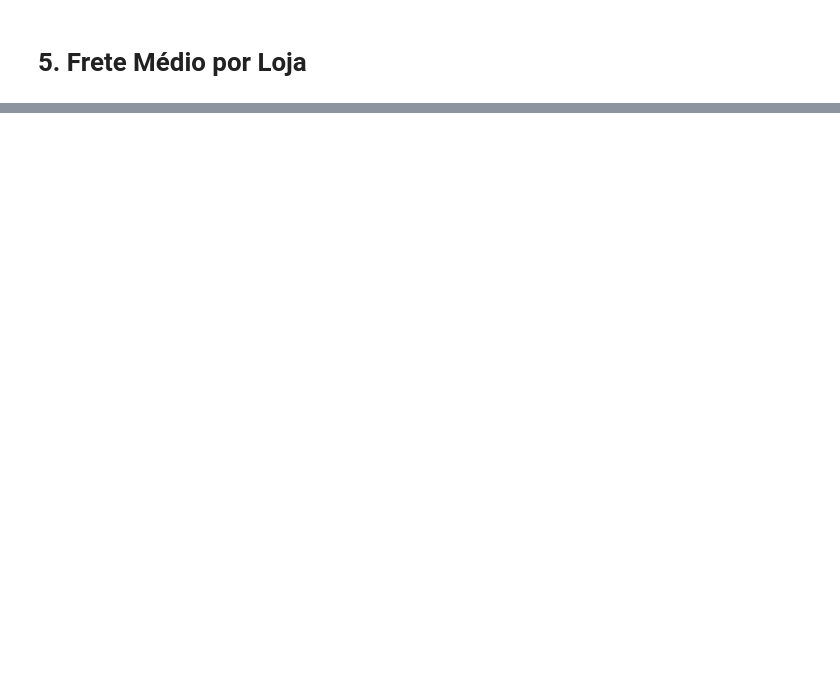
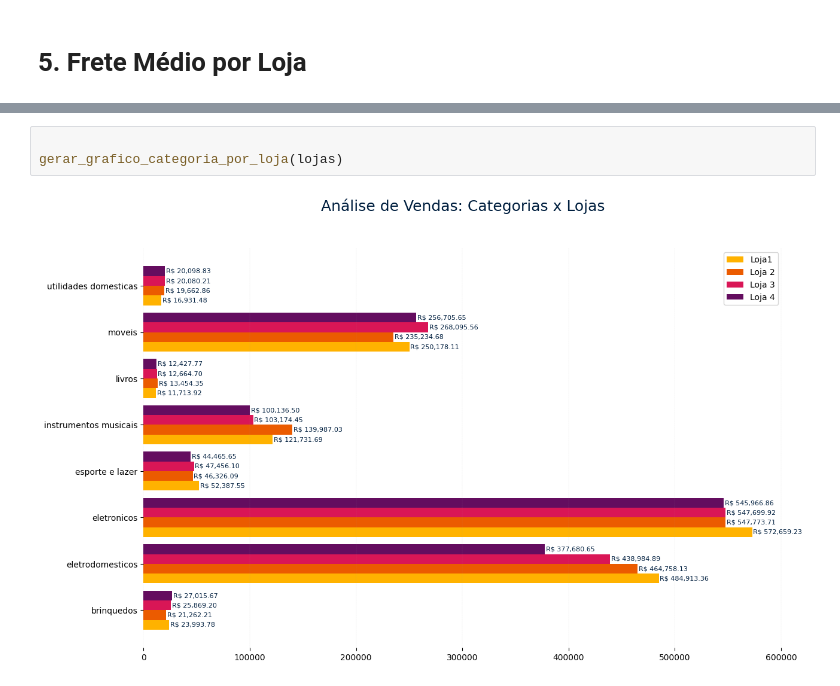
Before and after one commit to AzKatrine/challenge_one_data_science, a Jupyter notebook: AluraStoreBr.ipynb, the cells around one changed output, grey strips where cells are left out. Drawn from its saved outputs; the diff is of its cells as text; blank space fills up the shorter version.

```diff
--- a/AluraStoreBr.ipynb
+++ b/AluraStoreBr.ipynb
@@ -359,0 +569,5 @@ plot_ranking(bottom10_geral, 'Top 10 Produtos Menos Vendidos (Geral)', 'lightcor
+# %%
+
+gerar_grafico_categoria_por_loja(lojas)
+# %% [output]
+[figure, added]
```
Also changed, not shown: parts of 39 cells of this notebook.
